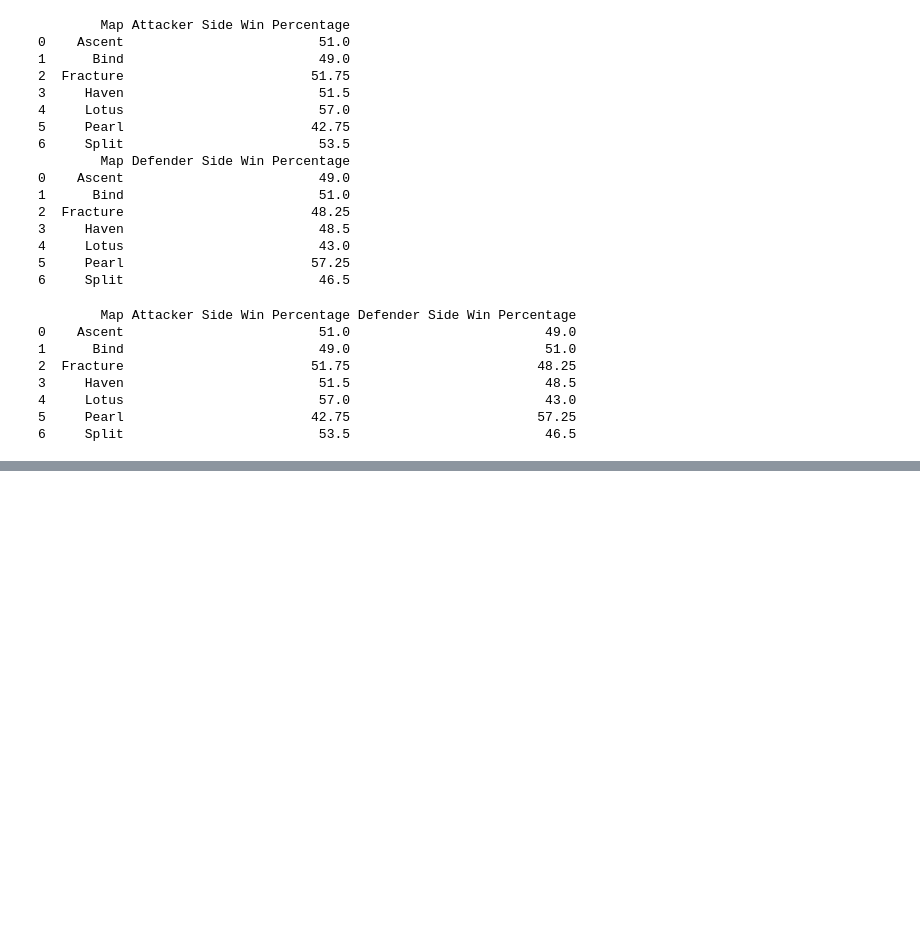
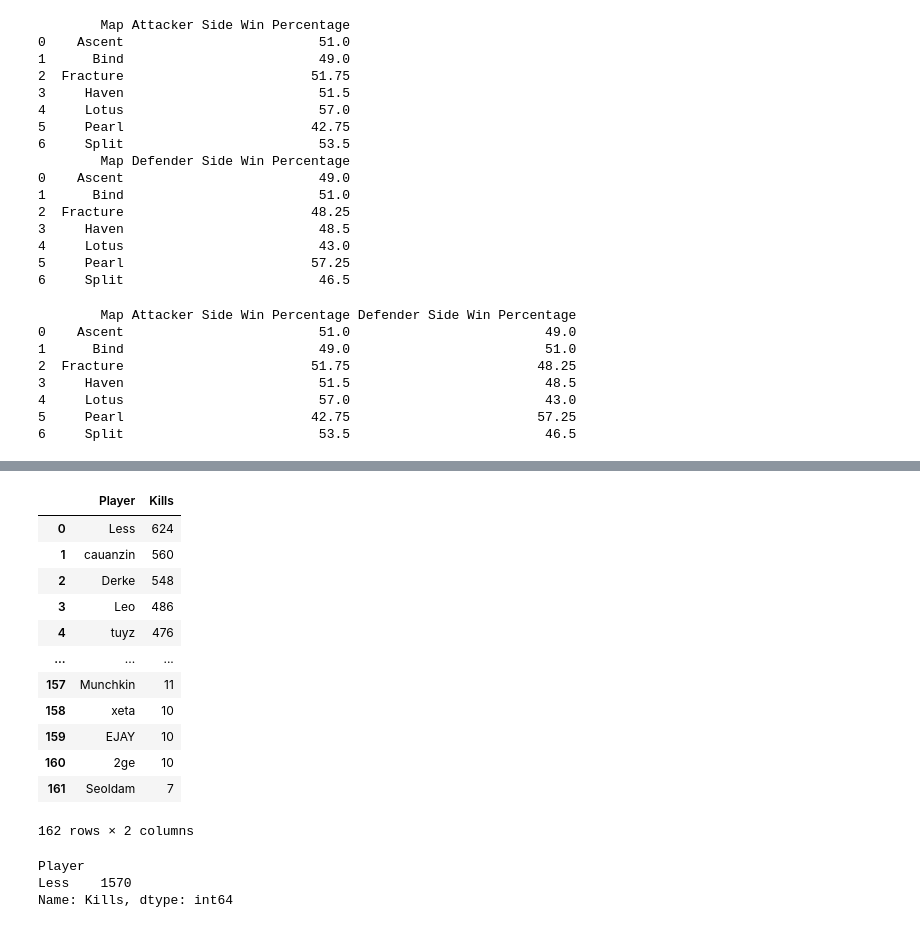
Before and after one commit to PedroLSCabral/Projeto-ICD, a Jupyter notebook: vct_2023.ipynb, the cells around one changed output, grey strips where cells are left out. Saved outputs shown, nothing was run; the diff lists cells and outputs as text; code cells hidden in the pictures; blank space fills up the shorter version.

```diff
--- a/vct_2023.ipynb
+++ b/vct_2023.ipynb
@@ -322,0 +369,36 @@ print(maps_vct2023)
+# %%
+times_lockinsp_vct2023 = ['Natus Vincere','FUT Esports','DRX','Karmine Corp','Cloud9','100 Thieves','FunPlus Phoenix','LOUD','ZETA DIVISION','Global Esports','FURIA','FNATIC','Talon Esports','Evil Geniuses','Leviatán','NRG Esports','Gen.G','Giants Gaming','Team Vitality','BBL Esports','T1','Sentinels','Paper Rex','Team Heretics','Team Liquid','EDward Gaming','DetonatioN FocusMe','Rex Regum Qeon','Team Secret','MIBR','KOI','KRÜ Esports']
+tournament = 'Champions Tour 2023: Lock-In Sao Paulo'
+
+best_player_lockinsp_vct2023 = fc.bestPlayerRegion(players_vct2023, times_lockinsp_vct2023, tournament)
+best_player_lockinsp_vct2023
+# %% [output]
+|  | Player | Kills |
+| 0 | Less | 624 |
+| 1 | cauanzin | 560 |
+| 2 | Derke | 548 |
+| 3 | Leo | 486 |
+| 4 | tuyz | 476 |
+| ... | ... | ... |
+| 157 | Munchkin | 11 |
+| 158 | xeta | 10 |
+| 159 | EJAY | 10 |
+| 160 | 2ge | 10 |
+| 161 | Seoldam | 7 |
+162 rows × 2 columns
+# %%
+best_player_vct2023 = pd.concat([
+    best_player_champions_vct2023,
+    best_player_masters_tokyo_vct2023,
+    best_player_lockinsp_vct2023
+])
+
+soma_kills = best_player_vct2023.groupby('Player')['Kills'].sum()
+
+soma_kills_ordenado = soma_kills.sort_values(ascending=False).head(1)
+
+soma_kills_ordenado
+# %% [output]
+Player
+Less    1570
+Name: Kills, dtype: int64
```
Also changed, not shown: parts of 6 cells of this notebook, 2 other files.
